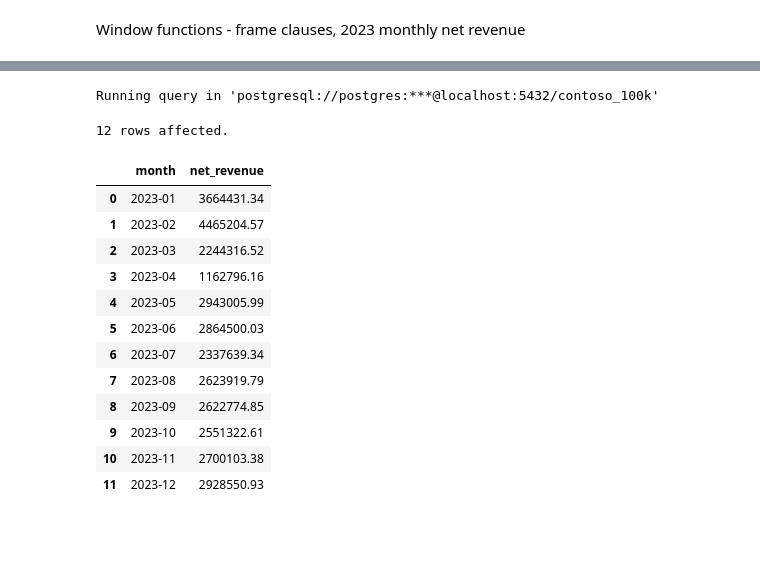
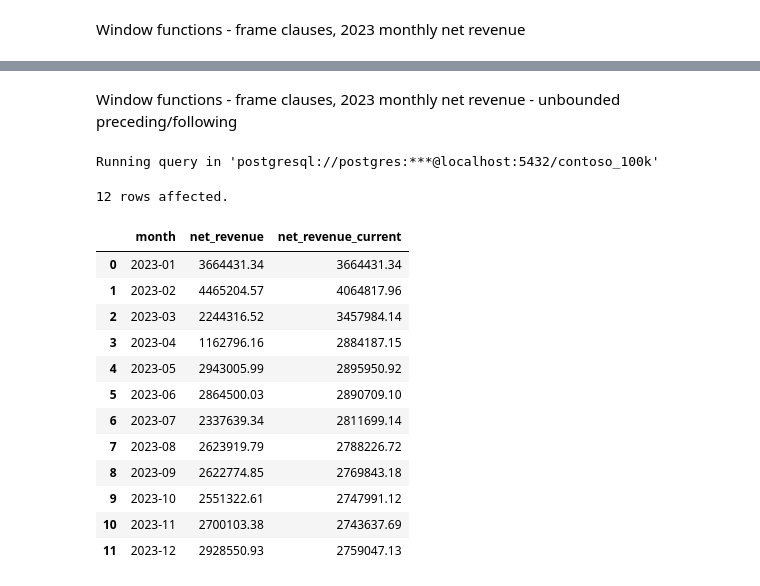
Before and after one commit to ljtallon/SQL_Projects, a Jupyter notebook: Resources/Blank_SQL_Notebook.ipynb, the cells around one changed output, grey strips where cells are left out. Cells and saved outputs as stored; diff of their text form; code cells hidden in the pictures; blank space fills up the shorter version.

```diff
--- a/Resources/Blank_SQL_Notebook.ipynb
+++ b/Resources/Blank_SQL_Notebook.ipynb
@@ -1240,27 +1286,40 @@ Window functions - frame clauses, 2023 monthly net revenue
+# %% [markdown]
+Window functions - frame clauses, 2023 monthly net revenue - unbounded preceding/following
 # %%
 %%sql
 
+WITH monthly_sales AS(
+  SELECT
+    TO_CHAR(orderdate, 'YYYY-MM') AS month,
+    SUM(quantity * netprice * exchangerate) AS net_revenue
+  FROM
+    sales
+  WHERE EXTRACT(YEAR FROM orderdate) = 2023
+  GROUP BY month
+  ORDER BY month
+)
 SELECT
-  TO_CHAR(orderdate, 'YYYY-MM') AS month,
-  SUM(quantity * netprice * exchangerate) AS net_revenue
+  month,
+  net_revenue,
+  AVG(net_revenue) OVER(
+    ORDER BY month
+    ROWS BETWEEN UNBOUNDED PRECEDING AND CURRENT ROW
+  ) AS net_revenue_current
 FROM
-  sales
-WHERE EXTRACT(YEAR FROM orderdate) = 2023
-GROUP BY month
-ORDER BY month
+  monthly_sales
 # %% [output]
 Running query in 'postgresql://postgres:***@localhost:5432/contoso_100k'
 12 rows affected.
-|  | month | net_revenue |
-| 0 | 2023-01 | 3664431.34 |
-| 1 | 2023-02 | 4465204.57 |
-| 2 | 2023-03 | 2244316.52 |
-| 3 | 2023-04 | 1162796.16 |
-| 4 | 2023-05 | 2943005.99 |
-| 5 | 2023-06 | 2864500.03 |
-| 6 | 2023-07 | 2337639.34 |
-| 7 | 2023-08 | 2623919.79 |
-| 8 | 2023-09 | 2622774.85 |
-| 9 | 2023-10 | 2551322.61 |
-| 10 | 2023-11 | 2700103.38 |
-| 11 | 2023-12 | 2928550.93 |
+|  | month | net_revenue | net_revenue_current |
+| 0 | 2023-01 | 3664431.34 | 3664431.34 |
+| 1 | 2023-02 | 4465204.57 | 4064817.96 |
+| 2 | 2023-03 | 2244316.52 | 3457984.14 |
+| 3 | 2023-04 | 1162796.16 | 2884187.15 |
+| 4 | 2023-05 | 2943005.99 | 2895950.92 |
+| 5 | 2023-06 | 2864500.03 | 2890709.10 |
+| 6 | 2023-07 | 2337639.34 | 2811699.14 |
+| 7 | 2023-08 | 2623919.79 | 2788226.72 |
+| 8 | 2023-09 | 2622774.85 | 2769843.18 |
+| 9 | 2023-10 | 2551322.61 | 2747991.12 |
+| 10 | 2023-11 | 2700103.38 | 2743637.69 |
+| 11 | 2023-12 | 2928550.93 | 2759047.13 |
```
Also changed, not shown: parts of 1 cell of this notebook.
